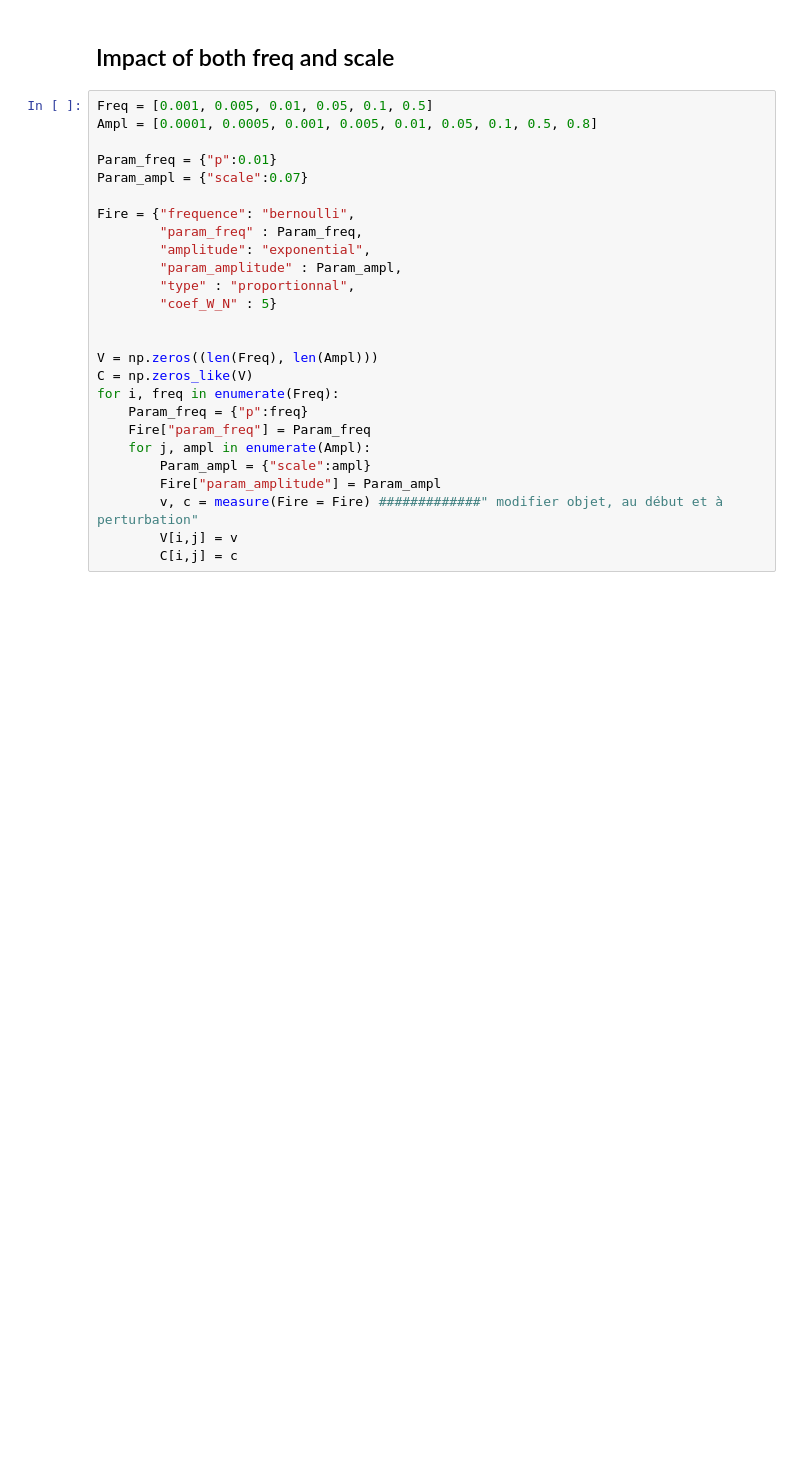
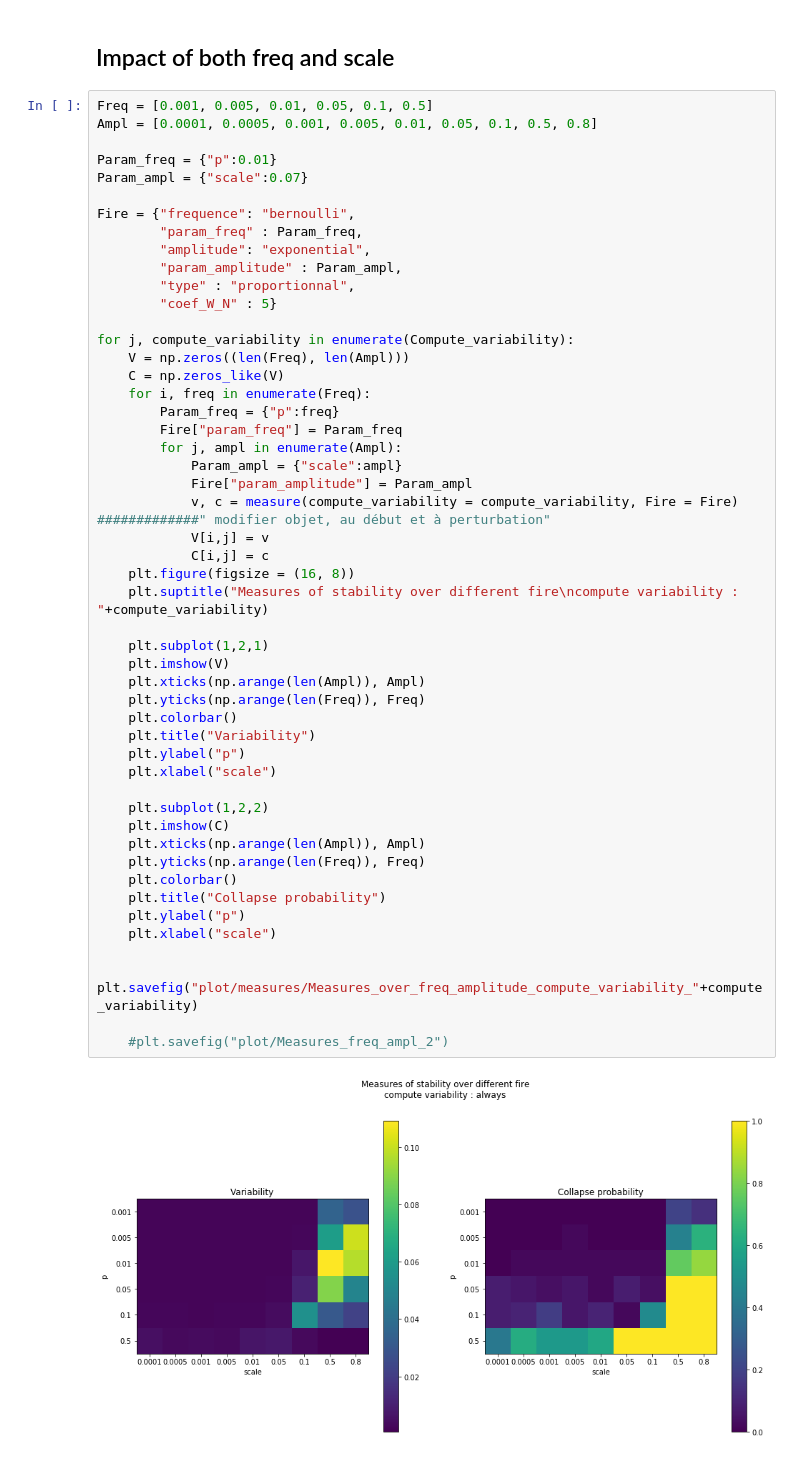
Before and after one commit to cavaillesj/internship_moulis, a Jupyter notebook: measures_and_fire.ipynb, the cells around one changed output. Saved outputs shown, nothing was run; the diff lists cells and outputs as text; blank space fills up the shorter version.

```diff
--- a/measures_and_fire.ipynb
+++ b/measures_and_fire.ipynb
@@ -100,26 +108,52 @@ plt.show()
 # %%
 Freq = [0.001, 0.005, 0.01, 0.05, 0.1, 0.5]
 Ampl = [0.0001, 0.0005, 0.001, 0.005, 0.01, 0.05, 0.1, 0.5, 0.8]
 
 Param_freq = {"p":0.01}
 Param_ampl = {"scale":0.07}
 
 Fire = {"frequence": "bernoulli",
         "param_freq" : Param_freq,
         "amplitude": "exponential",
         "param_amplitude" : Param_ampl,
         "type" : "proportionnal",
         "coef_W_N" : 5}
 
+for j, compute_variability in enumerate(Compute_variability):
+    V = np.zeros((len(Freq), len(Ampl)))
+    C = np.zeros_like(V)
+    for i, freq in enumerate(Freq):
+        Param_freq = {"p":freq}
+        Fire["param_freq"] = Param_freq
+        for j, ampl in enumerate(Ampl):
+            Param_ampl = {"scale":ampl}
+            Fire["param_amplitude"] = Param_ampl
+            v, c = measure(compute_variability = compute_variability, Fire = Fire) #############" modifier objet, au début et à perturbation"
+            V[i,j] = v
+            C[i,j] = c
+    plt.figure(figsize = (16, 8))
+    plt.suptitle("Measures of stability over different fire\ncompute variability : "+compute_variability)
 
-V = np.zeros((len(Freq), len(Ampl)))
-C = np.zeros_like(V)
-for i, freq in enumerate(Freq):
-    Param_freq = {"p":freq}
-    Fire["param_freq"] = Param_freq
-    for j, ampl in enumerate(Ampl):
-        Param_ampl = {"scale":ampl}
-        Fire["param_amplitude"] = Param_ampl
-        v, c = measure(Fire = Fire) #############" modifier objet, au début et à perturbation"
-        V[i,j] = v
-        C[i,j] = c
+    plt.subplot(1,2,1)
+    plt.imshow(V)
+    plt.xticks(np.arange(len(Ampl)), Ampl)
+    plt.yticks(np.arange(len(Freq)), Freq)
+    plt.colorbar()
+    plt.title("Variability")
+    plt.ylabel("p")
+    plt.xlabel("scale")
+
+    plt.subplot(1,2,2)
+    plt.imshow(C)
+    plt.xticks(np.arange(len(Ampl)), Ampl)
+    plt.yticks(np.arange(len(Freq)), Freq)
+    plt.colorbar()
+    plt.title("Collapse probability")
+    plt.ylabel("p")
+    plt.xlabel("scale")
+
+    plt.savefig("plot/measures/Measures_over_freq_amplitude_compute_variability_"+compute_variability)
+
+    #plt.savefig("plot/Measures_freq_ampl_2")
+# %% [output]
+[figure, added]
```
Also changed, not shown: parts of 14 cells of this notebook, 11 other files.
